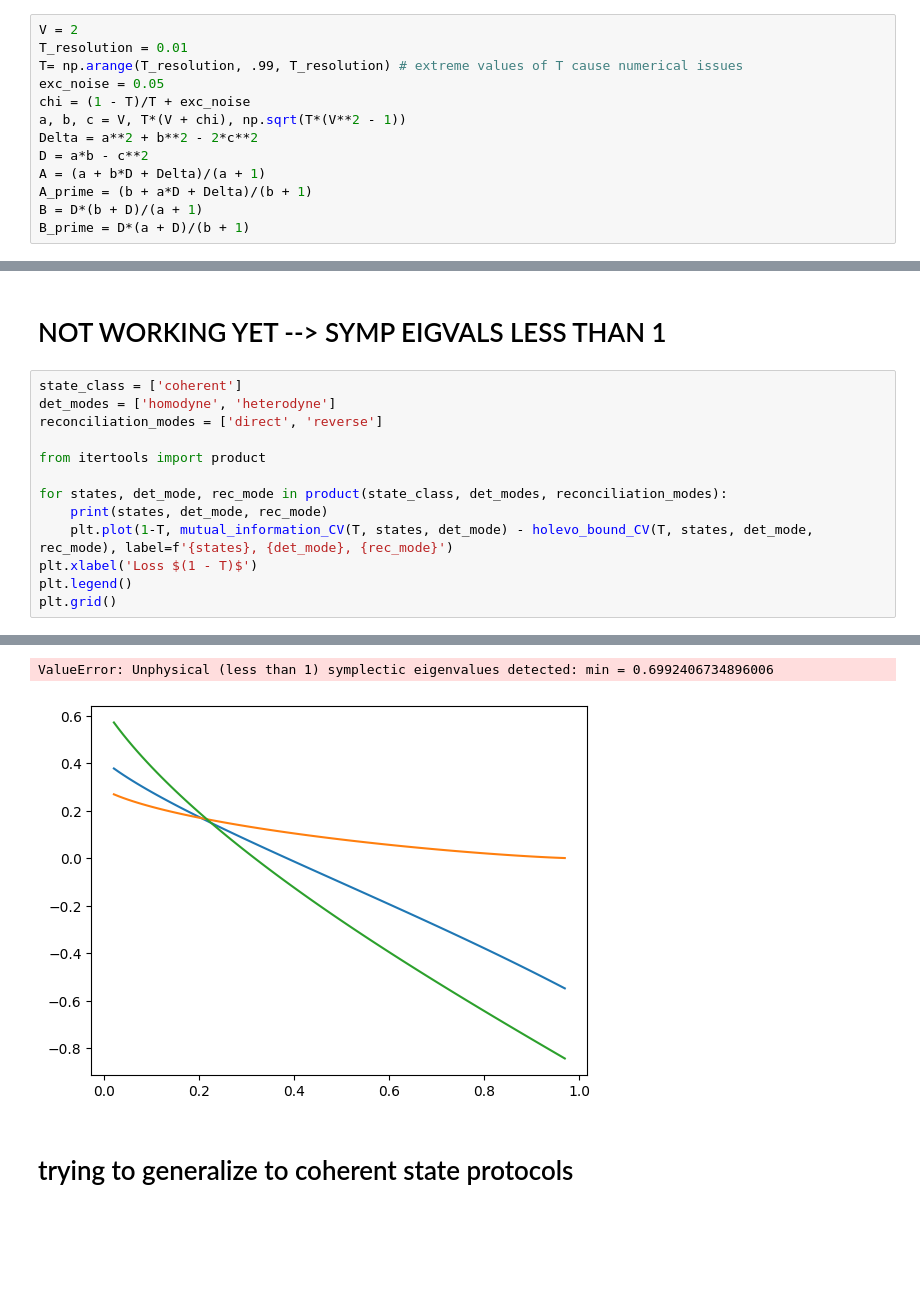
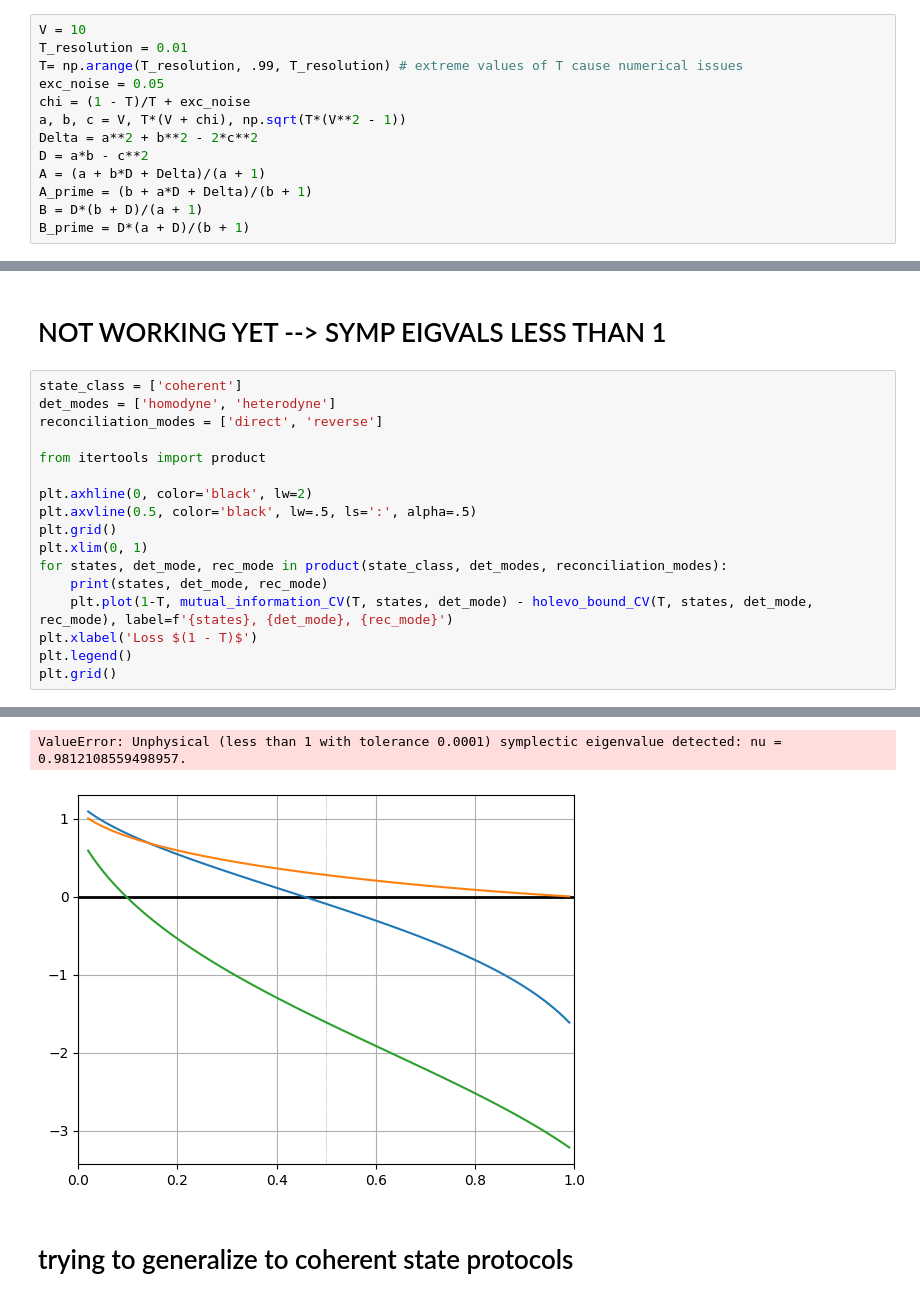
Before and after one commit to lucamar91/qkd_networks, a Jupyter notebook: new_protocols.ipynb, the cells around one changed output, grey strips where cells are left out. Drawn from its saved outputs; the diff is of its cells as text; blank space fills up the shorter version.

```diff
--- a/new_protocols.ipynb
+++ b/new_protocols.ipynb
@@ -22,7 +22,7 @@ NOTE: the $G(x)$ in the table corresponds to the `g(x)` entropy function defined
 # %% [markdown]
 ![alt text](zhang_table.png)
 # %%
-V = 2
+V = 10
 T_resolution = 0.01
 T= np.arange(T_resolution, .99, T_resolution) # extreme values of T cause numerical issues
 exc_noise = 0.05
@@ -137,6 +137,10 @@ reconciliation_modes = ['direct', 'reverse']
 
 from itertools import product
 
+plt.axhline(0, color='black', lw=2)
+plt.axvline(0.5, color='black', lw=.5, ls=':', alpha=.5)
+plt.grid()
+plt.xlim(0, 1)
 for states, det_mode, rec_mode in product(state_class, det_modes, reconciliation_modes):
     print(states, det_mode, rec_mode)
     plt.plot(1-T, mutual_information_CV(T, states, det_mode) - holevo_bound_CV(T, states, det_mode, rec_mode), label=f'{states}, {det_mode}, {rec_mode}')
@@ -164,5 +168,5 @@ coherent homodyne direct
-ValueError: Unphysical (less than 1) symplectic eigenvalues detected: min = 0.6992406734896006
+ValueError: Unphysical (less than 1 with tolerance 0.0001) symplectic eigenvalue detected: nu = 0.9812108559498957.
-[figure, old version]
+[figure, new version]
 # %% [markdown]
 # trying to generalize to coherent state protocols
 # %%
```
Also changed, not shown: parts of 1 cell of this notebook.
